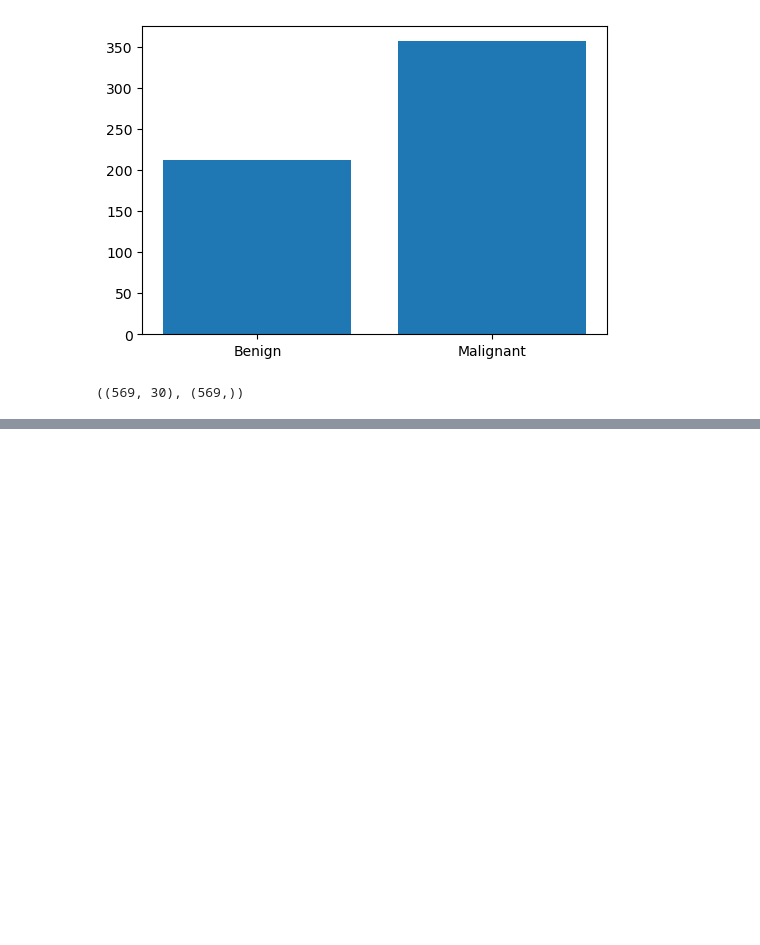
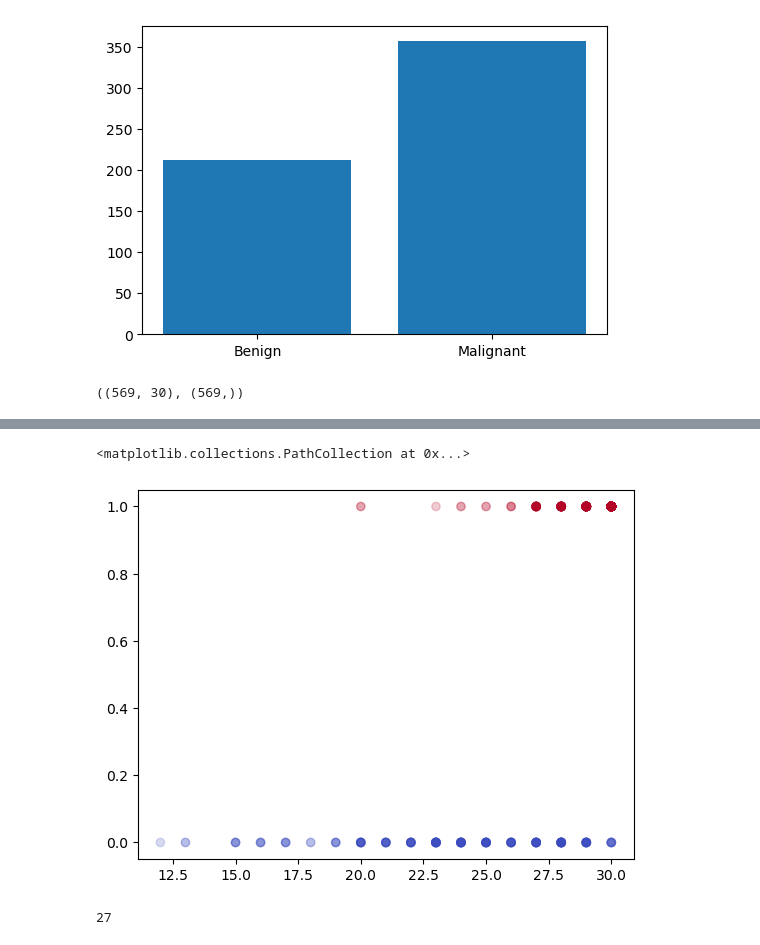
Before and after one commit to AshishMulani/Deep_Learning, a Jupyter notebook: Day1/L01_mp_nuron_wip.ipynb, the cells around one changed output, grey strips where cells are left out. Saved outputs shown, nothing was run; the diff lists cells and outputs as text; code cells hidden in the pictures; blank space fills up the shorter version.

```diff
--- a/Day1/L01_mp_nuron_wip.ipynb
+++ b/Day1/L01_mp_nuron_wip.ipynb
@@ -94,3 +94,10 @@ labels = data_df["target"]
 features.shape, labels.shape
 # %% [output]
 ((569, 30), (569,))
+# %%
+X_train, X_test, y_train, y_test = train_test_split(features, labels,
+                                                    test_size=TEST_SIZE,
+                                                    stratify=labels,
+                                                    random_state=RANDOM_STATE)
+
+X_train.shape, y_train.shape, X_test.shape, y_test.shape
@@ -96,0 +113,6 @@ features.shape, labels.shape
+# %%
+X_train['total'] = X_train.astype(np.int16).sum(axis=1)
+X_train['target'] = y_train
+
+X_train.sort_values('total', inplace=True)
+X_train.head()
@@ -96,0 +127,6 @@ features.shape, labels.shape
+# %%
+plt.scatter(X_train['total'], X_train['target'], c = X_train['target'],
+            cmap = 'coolwarm', alpha=0.2)
+# %% [output]
+<matplotlib.collections.PathCollection at 0x...>
+[figure, added]
@@ -96,0 +142,5 @@ features.shape, labels.shape
+# %%
+best_b = max(accuracy, key=accuracy.get)
+best_b
+# %% [output]
+27
```
Also changed, not shown: parts of 5 cells of this notebook.
